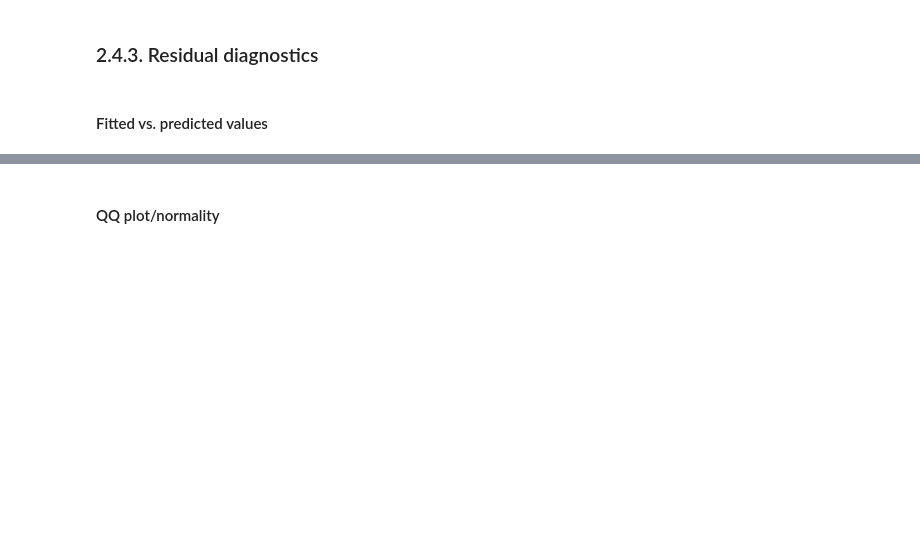
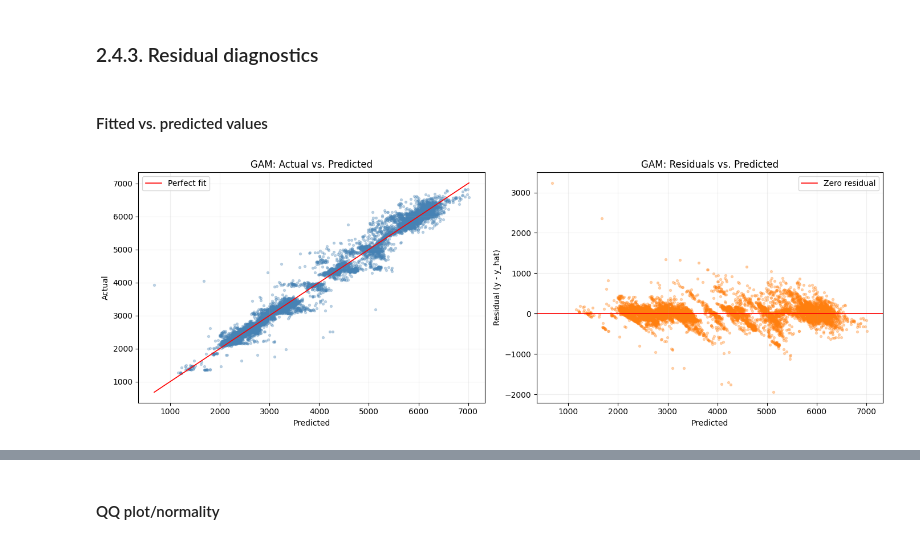
Before and after one commit to AugustBjerg/Master-s-thesis, a Jupyter notebook: code/modelling/notebooks/evaluation.ipynb, the cells around one changed output, grey strips where cells are left out. Cells and saved outputs as stored; diff of their text form; code cells hidden in the pictures; blank space fills up the shorter version.

```diff
--- a/code/modelling/notebooks/evaluation.ipynb
+++ b/code/modelling/notebooks/evaluation.ipynb
@@ -292,0 +463,4 @@ display(results_df.style.format({ "train_rmse": "{:.1f}", "test_rmse": "{:.1f}",
+# %%
+plot_actual_vs_predicted("GAM", model_pipelines_incl_foul["GAM"], X_test, y_test)
+# %% [output]
+[figure, added]
```
Also changed, not shown: parts of 22 cells of this notebook, 1 other file.
